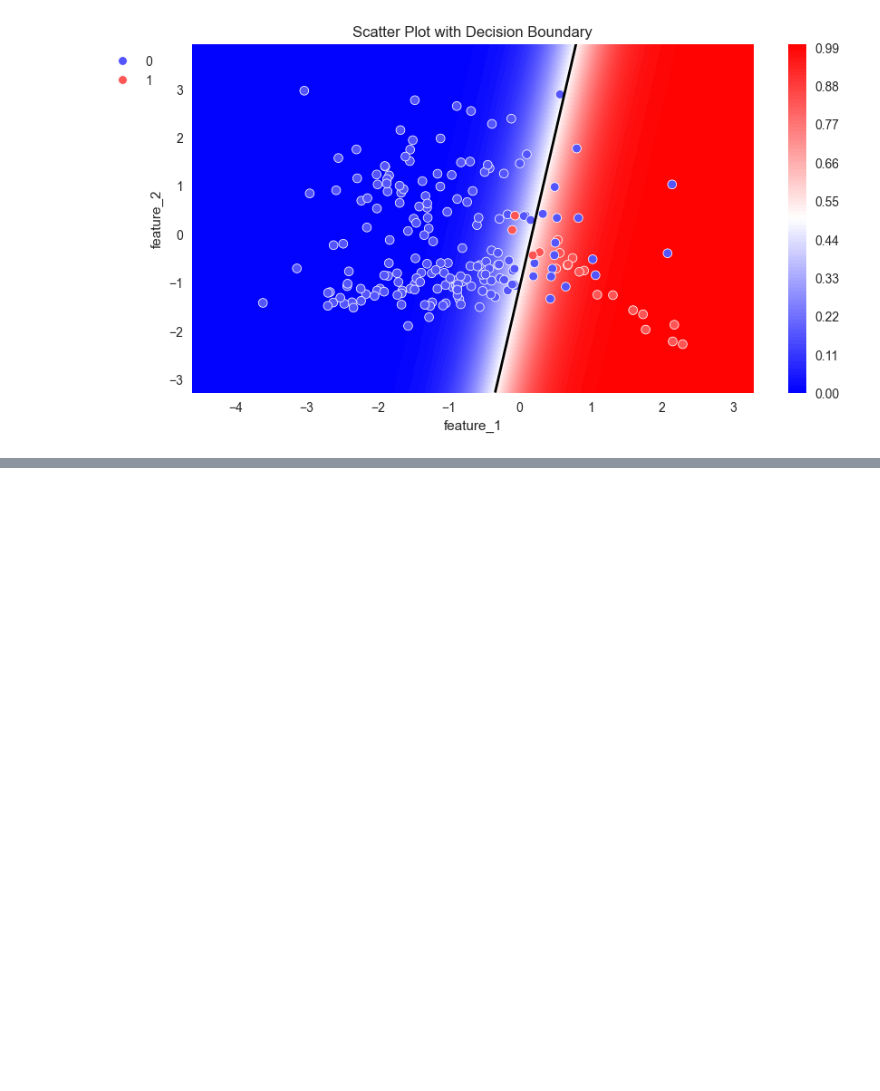
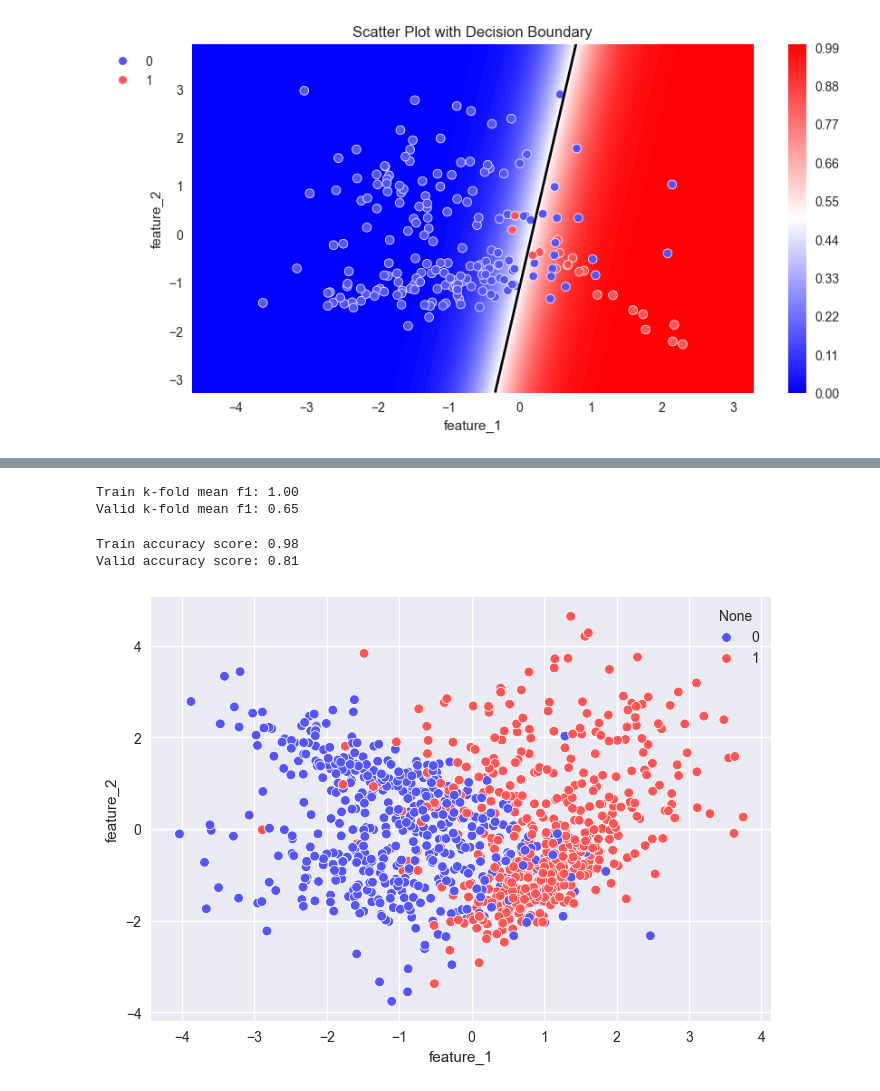
Before and after one commit to Blooodniy/SF_DS, a Jupyter notebook: ML/ML-5. Валидация данных и оценка моделей/ML-5.ipynb, the cells around one changed output, grey strips where cells are left out. Cells and saved outputs as stored; diff of their text form; code cells hidden in the pictures; blank space fills up the shorter version.

```diff
--- a/ML/ML-5. Валидация данных и оценка моделей/ML-5.ipynb
+++ b/ML/ML-5. Валидация данных и оценка моделей/ML-5.ipynb
@@ -747,0 +755,20 @@ plot_probabilities_2d(X, y, log_reg)
+# %%
+X_train, X_valid, y_train, y_valid = model_selection.train_test_split(X, y, stratify=y, test_size=0.2, random_state=42)
+#Создаём модель
+model_bad = tree.DecisionTreeClassifier(
+    criterion='entropy', #критерий информативности
+    class_weight='balanced', #веса классов
+    random_state=42 #генератор случайных чисел
+)
+#Обучаем модель на тренировочной выборке
+model_bad.fit(X_train, y_train)
+#Делаем предсказание для каждой из выборок
+y_train_pred = model_bad.predict(X_train)
+y_valid_pred = model_bad.predict(X_valid)
+#Выводим значения метрик для тренировочной выборки
+print('Train F1 score: {:.2f}'.format(metrics.f1_score(y_train, y_train_pred)))
+#Выводим значения метрик для валидационной выборки
+print('Valid F1 score: {:.2f}'.format(metrics.f1_score(y_valid, y_valid_pred)))
+
+# Train F1 score: 1.00
+# Valid F1 score: 0.67
@@ -747,0 +797,47 @@ plot_probabilities_2d(X, y, log_reg)
+# %%
+print('Train k-fold mean f1: {:.2f}'.format(np.mean(cv_metrics['train_score'])))
+print('Valid k-fold mean f1: {:.2f}'.format(np.mean(cv_metrics['test_score'])))
+## Train k-fold mean f1: 1.00
+## Valid k-fold mean f1: 0.65
+# %% [output]
+Train k-fold mean f1: 1.00
+Valid k-fold mean f1: 0.65
+# %%
+# Задание 4.3
+# Ниже представлен код для генерации задачи классификации и отрисовки диаграммы рассеяния с цветовой группировкой по классам.
+
+from sklearn import datasets
+X, y = datasets.make_classification(
+    n_samples=1000, #количество объектов
+    n_features=2, #количество признаков
+    n_informative=2, #количество информативных признаков
+    n_redundant=0, #количество неинформативных признаков
+    n_classes=2, #количество классов
+    n_clusters_per_class=2, #количество кластеров внутри класса
+    random_state=1 #генератор случайных чисел
+)
+X = pd.DataFrame(X, columns=['feature_1', 'feature_2'])
+y = pd.Series(y)
+sns.scatterplot(x=X['feature_1'], y=X['feature_2'], hue=y, palette='seismic');
+
+# Разделите исходный набор данных на тренировочную и валидационную выборки в соотношении 70/30, используя функцию train_test_split().
+# В качестве значения параметра random_state возьмите число 42.
+# Обучите модель дерева решений с глубиной 10 (остальные параметры оставьте по умолчанию) для решения задачи классификации на тренировочной выборке.
+# Сделайте предсказания для тренировочной и валидационной выборок и рассчитайте метрику accuracy.
+# В качестве ответа укажите значение метрики accuracy на тренировочной и валидационной выборках. Ответ округлите до двух знаков после точки-разделителя.
+
+X_train, X_valid, y_train, y_valid = model_selection.train_test_split(X, y, stratify=y, test_size=0.3, random_state=42)
+
+model_ex = tree.DecisionTreeClassifier(max_depth=10)
+
+model_ex.fit(X_train, y_train)
+
+y_train_pred = model_ex.predict(X_train)
+y_valid_pred = model_ex.predict(X_valid)
+
+print('Train accuracy score: {:.2f}'.format(metrics.accuracy_score(y_train, y_train_pred)))
+print('Valid accuracy score: {:.2f}'.format(metrics.accuracy_score(y_valid, y_valid_pred)))
+# %% [output]
+Train accuracy score: 0.98
+Valid accuracy score: 0.81
+[figure, added]
```
Also changed, not shown: parts of 15 cells of this notebook.
